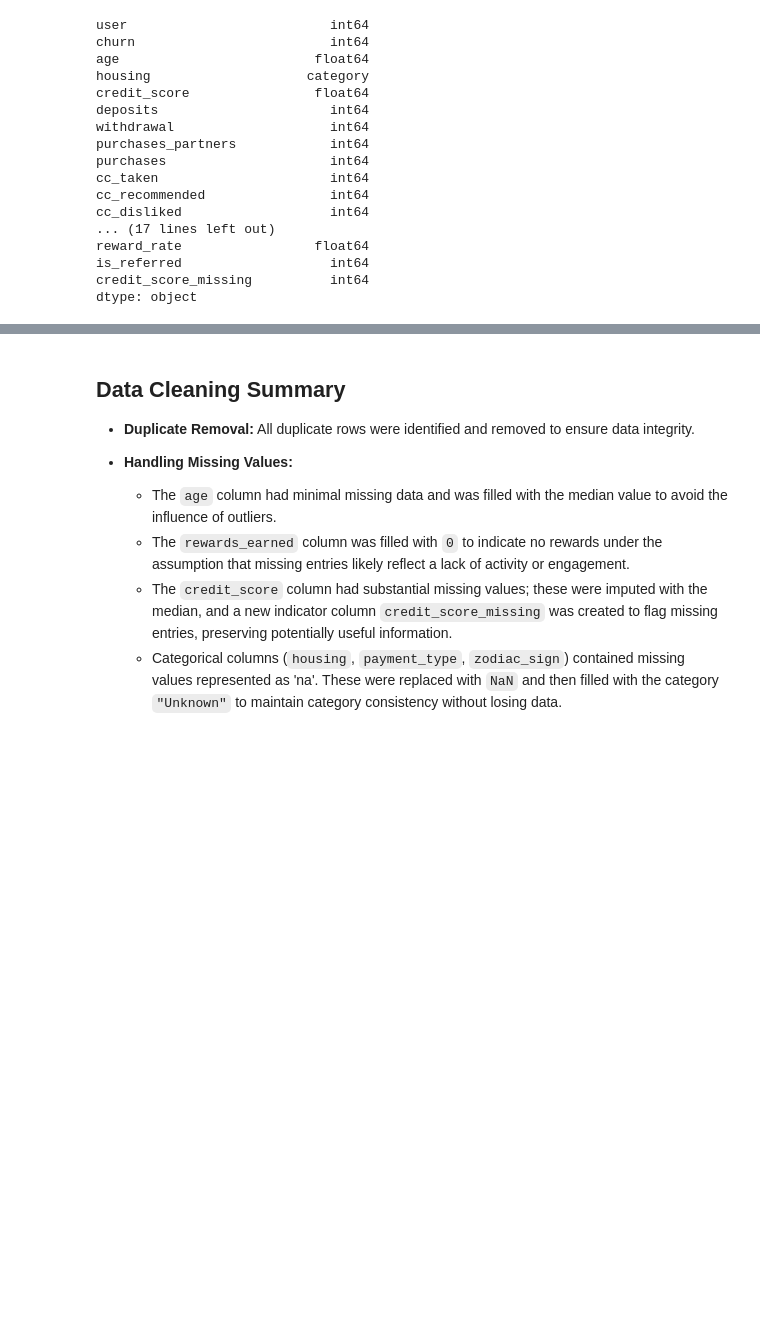
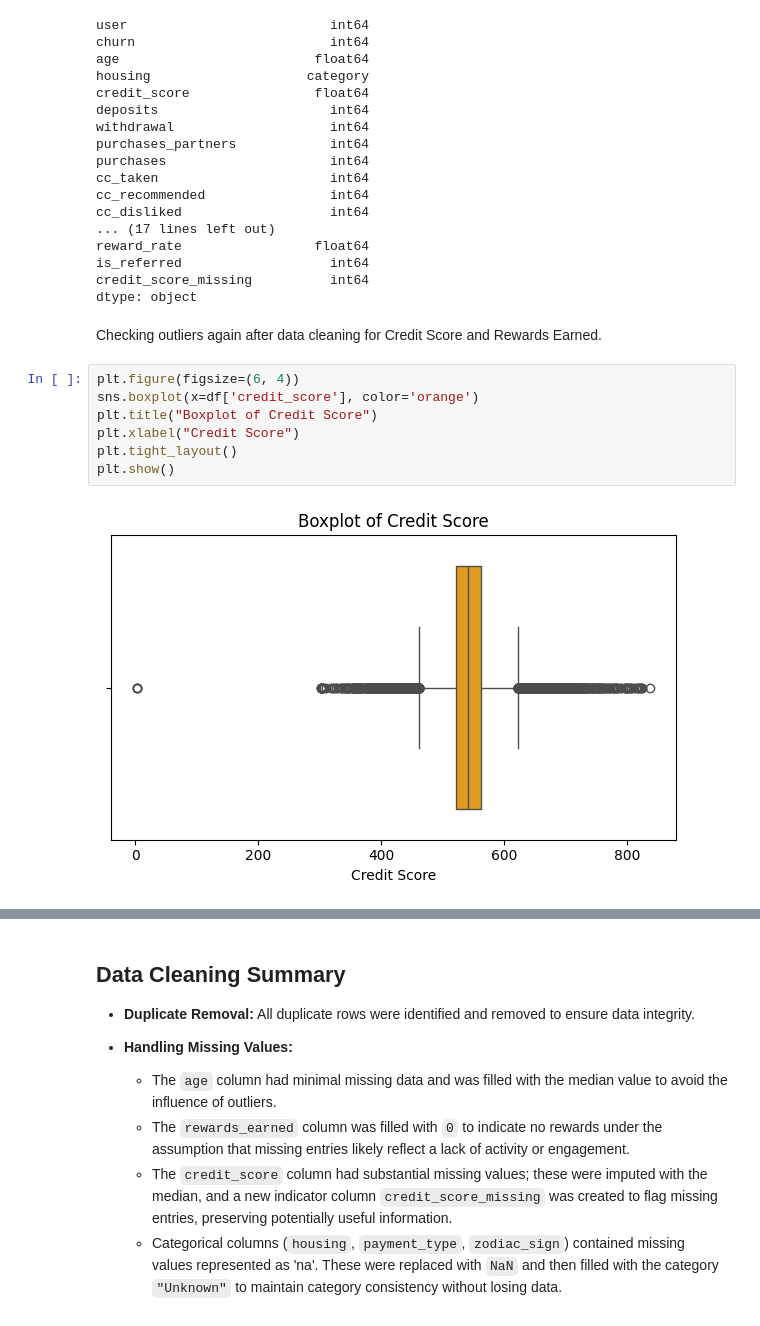
Before and after one commit to InsightsByIvy/FinTech-User-Analytics, a Jupyter notebook: Notebooks/02_data_cleaning.ipynb, the cells around one changed output, grey strips where cells are left out. Saved outputs shown, nothing was run; the diff lists cells and outputs as text; blank space fills up the shorter version.

Commit message:
Add additional visualisation in the data cleaning notebook

```diff
--- a/Notebooks/02_data_cleaning.ipynb
+++ b/Notebooks/02_data_cleaning.ipynb
@@ -164,3 +163,14 @@ reward_rate                 float64
 is_referred                   int64
 credit_score_missing          int64
 dtype: object
+# %% [markdown]
+Checking outliers again after data cleaning for Credit Score and Rewards Earned.
+# %%
+plt.figure(figsize=(6, 4))
+sns.boxplot(x=df['credit_score'], color='orange')
+plt.title("Boxplot of Credit Score")
+plt.xlabel("Credit Score")
+plt.tight_layout()
+plt.show()
+# %% [output]
+[figure, added]
```
Also changed, not shown: parts of 4 cells of this notebook.
